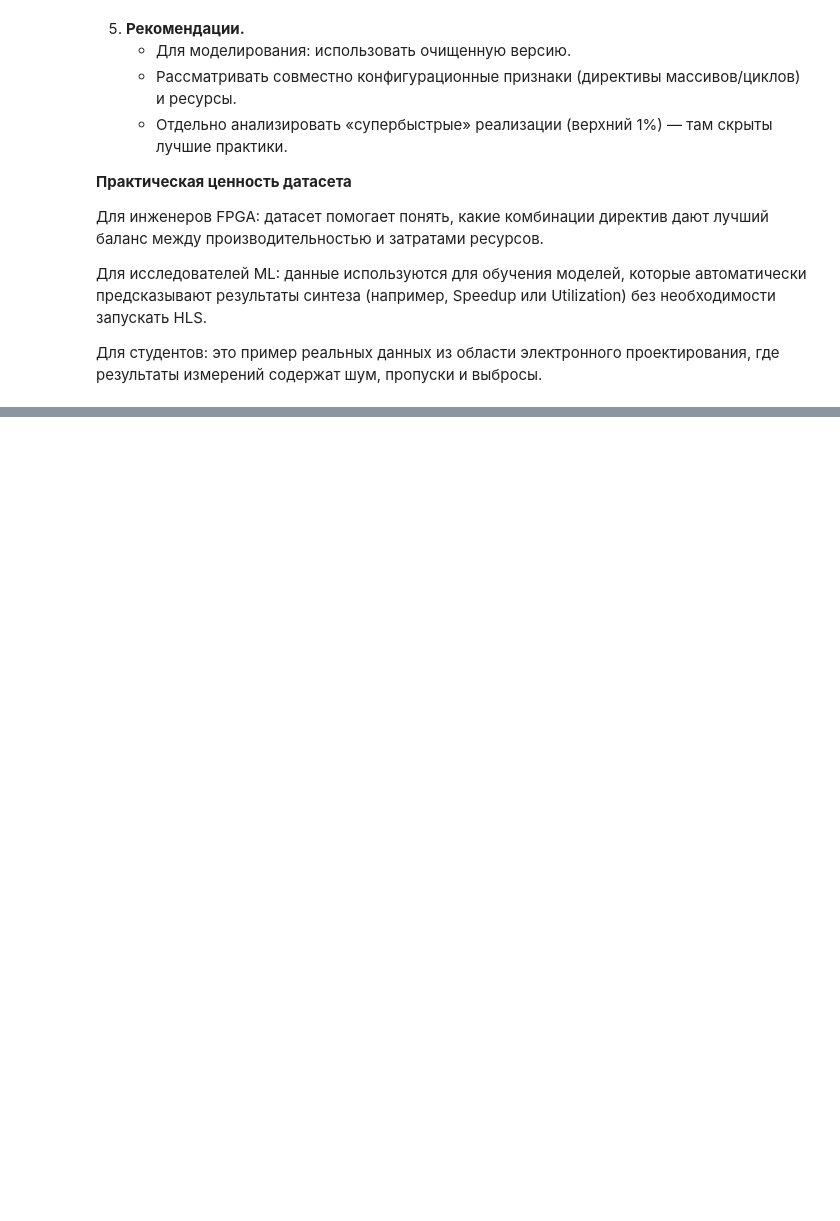
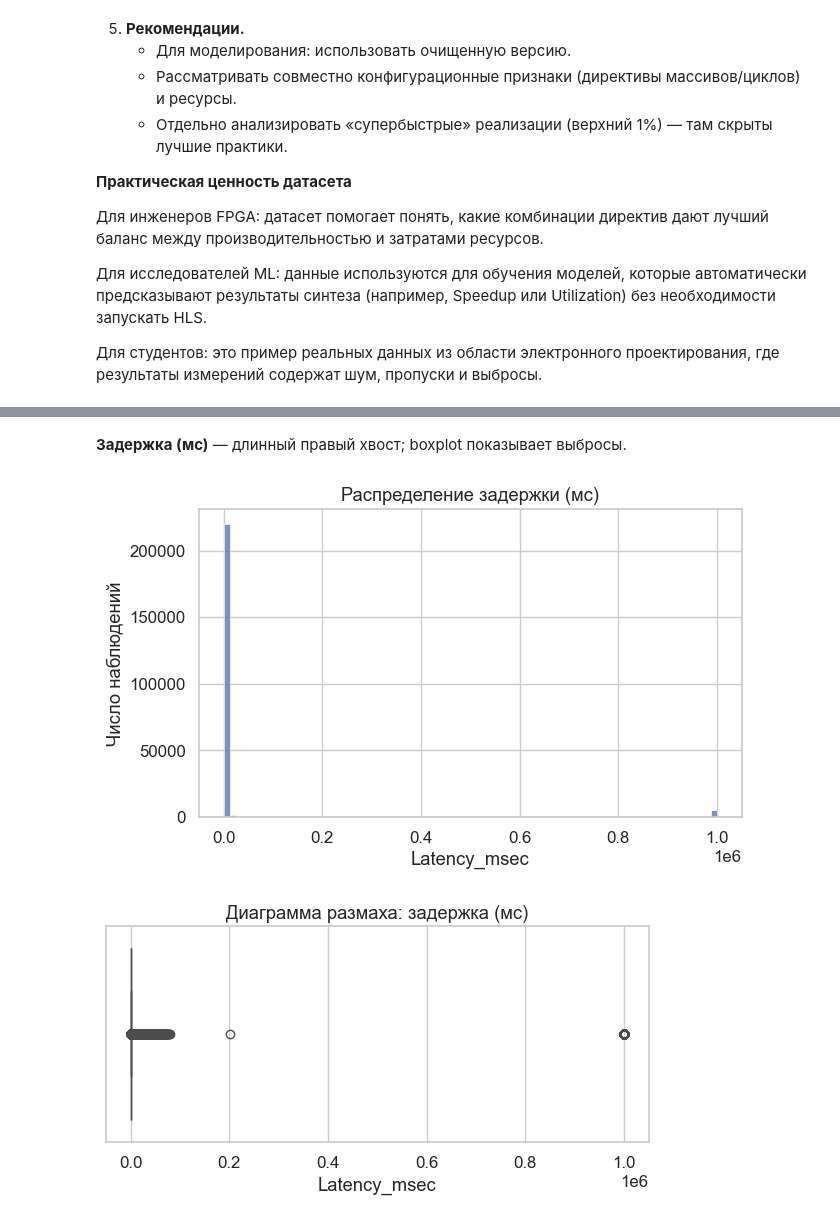
Before and after one commit to acierra/High-Level-Synthesis-Dataset, a Jupyter notebook: notebook/EDA.ipynb, the cells around one changed output, grey strips where cells are left out. Saved outputs shown, nothing was run; the diff lists cells and outputs as text; code cells hidden in the pictures; blank space fills up the shorter version.

```diff
--- a/notebook/EDA.ipynb
+++ b/notebook/EDA.ipynb
@@ -464,0 +483,18 @@ display(df_clean.head(10))
+# %% [markdown]
+**Задержка (мс)** — длинный правый хвост; boxplot показывает выбросы.
+# %%
+if "Latency_msec" in df.columns:
+    plt.figure(figsize=(7,4))
+    sns.histplot(df["Latency_msec"].dropna(), bins=80)
+    plt.title("Распределение задержки (мс)")
+    plt.xlabel("Latency_msec"); plt.ylabel("Число наблюдений")
+    plt.show()
+
+    plt.figure(figsize=(7,2.8))
+    sns.boxplot(x=df["Latency_msec"])
+    plt.title("Диаграмма размаха: задержка (мс)")
+    plt.xlabel("Latency_msec")
+    plt.show()
+# %% [output]
+[figure, added]
+[figure, added]
```
Also changed, not shown: parts of 14 cells of this notebook, 9 other files.
